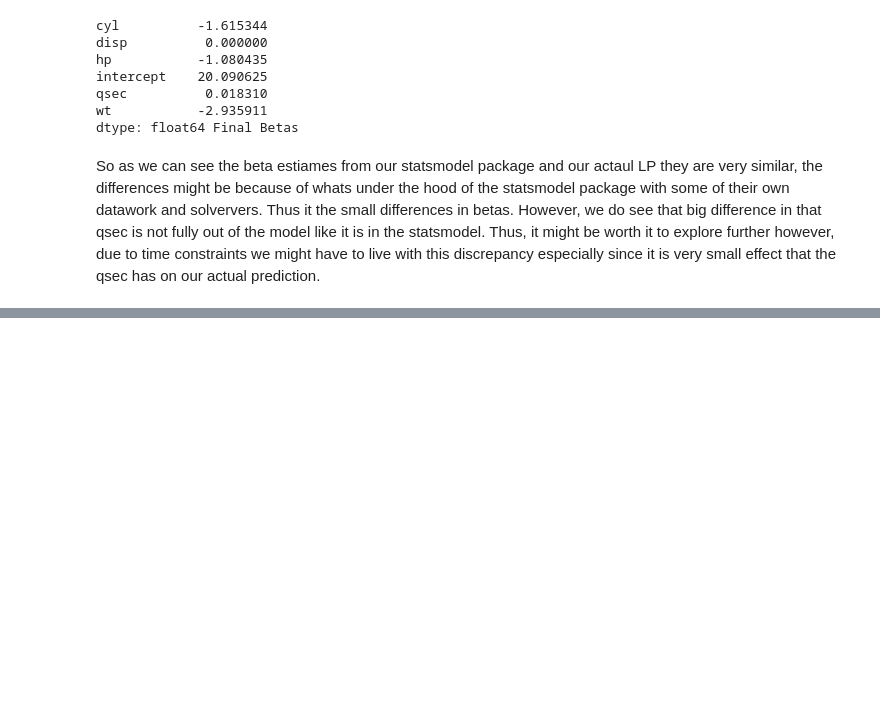
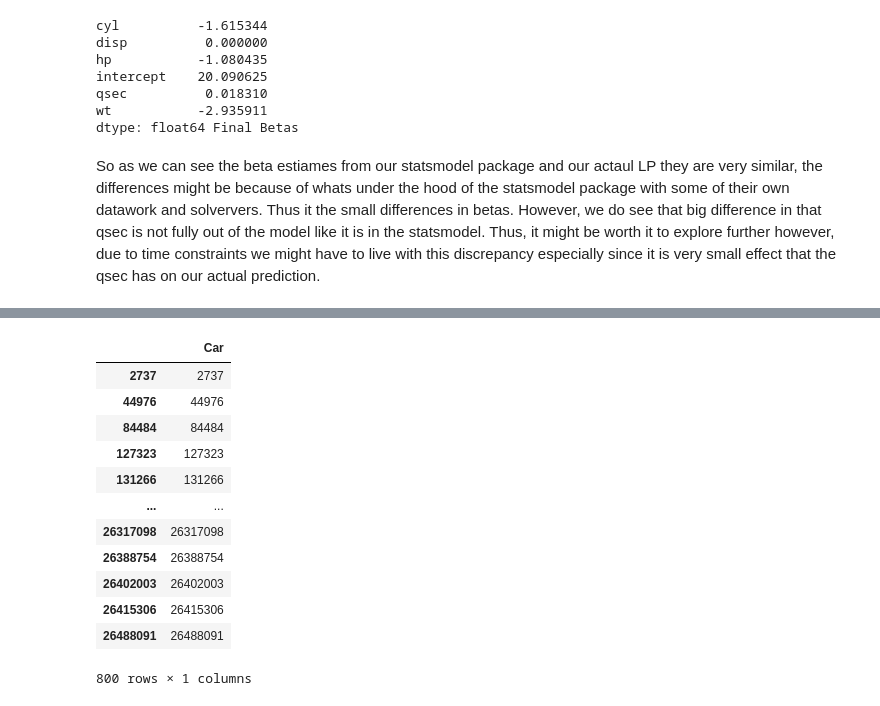
Before and after one commit to blamson/Math5593LinearProgrammingProject, a Jupyter notebook: src/main.ipynb, the cells around one changed output, grey strips where cells are left out. Saved outputs shown, nothing was run; the diff lists cells and outputs as text; code cells hidden in the pictures; blank space fills up the shorter version.

```diff
--- a/src/main.ipynb
+++ b/src/main.ipynb
@@ -404,0 +514,29 @@ So as we can see the beta estiames from our statsmodel package and our actaul LP
+# %%
+sampled_cars = df_car.sample(800, random_state=1)["Car"].values
+df_x_test = df_x_fixed[df_x_fixed["Car"].isin(sampled_cars)]
+
+
+x_dict_test = df_x_test.set_index(['Car', 'Variables'])['x'].to_dict()
+x_dict_test
+# ✅ Get only the sampled Car values
+sampled_cars = df_x_test["Car"].unique()
+
+# ✅ Subset Car set
+df_car_test = df_car[df_car["Car"].isin(sampled_cars)]
+df_y_test = df_y.loc[sampled_cars]
+
+df_car_test
+# %% [output]
+|  | Car |
+| 2737 | 2737 |
+| 44976 | 44976 |
+| 84484 | 84484 |
+| 127323 | 127323 |
+| 131266 | 131266 |
+| ... | ... |
+| 26317098 | 26317098 |
+| 26388754 | 26388754 |
+| 26402003 | 26402003 |
+| 26415306 | 26415306 |
+| 26488091 | 26488091 |
+800 rows × 1 columns
```
Also changed, not shown: parts of 10 cells of this notebook.
